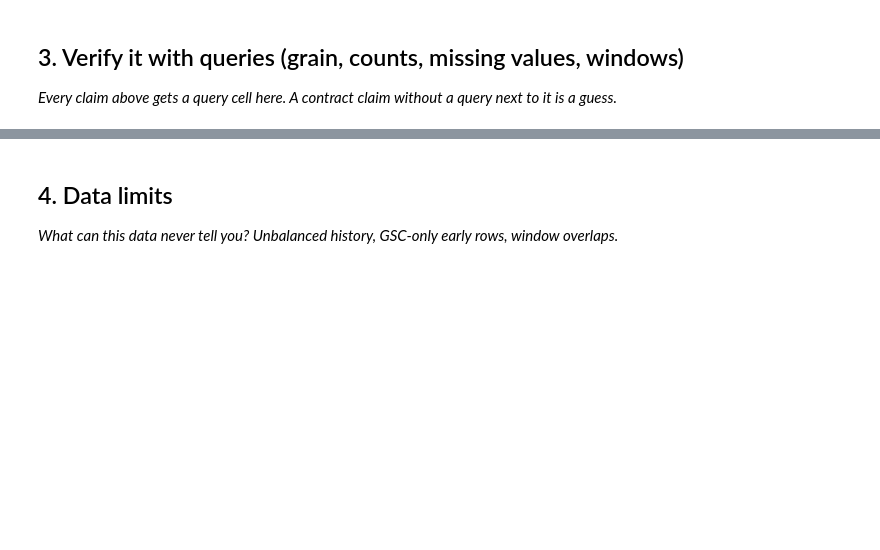
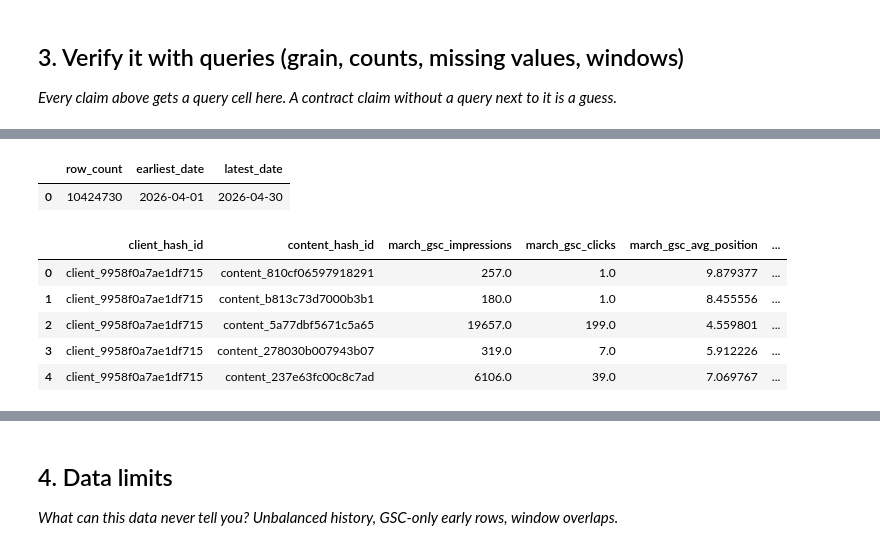
Before and after one commit to imnxr/flyrank-ml-internship, a Jupyter notebook: work/notebooks/w03_data_contract.ipynb, the cells around one changed output, grey strips where cells are left out. Cells and saved outputs as stored; diff of their text form; code cells hidden in the pictures; blank space fills up the shorter version.

```diff
--- a/work/notebooks/w03_data_contract.ipynb
+++ b/work/notebooks/w03_data_contract.ipynb
@@ -29,0 +461,20 @@ This skeleton is yours to fill. Work the sections **in order** — each one has
+# %%
+APRIL_REL = """
+read_parquet(
+    'hf://datasets/FlyRank/internship-warehouse/'
+    'fact_content_daily_performance/month=2026-04/*.parquet'
+)
+"""
+
+april_check = con.sql(f"""
+    SELECT
+        COUNT(*) AS row_count,
+        MIN(report_date) AS earliest_date,
+        MAX(report_date) AS latest_date
+    FROM {APRIL_REL}
+""").df()
+
+april_check
+# %% [output]
+|  | row_count | earliest_date | latest_date |
+| 0 | 10424730 | 2026-04-01 | 2026-04-30 |
@@ -29,0 +495,34 @@ This skeleton is yours to fill. Work the sections **in order** — each one has
+# %%
+march_features = con.sql(f"""
+    SELECT
+        client_hash_id,
+        content_hash_id,
+
+        SUM(gsc_impressions) AS march_gsc_impressions,
+        SUM(gsc_clicks) AS march_gsc_clicks,
+
+        SUM(gsc_sum_position)
+            / NULLIF(SUM(gsc_impressions), 0)
+            AS march_gsc_avg_position,
+
+        SUM(ga4_sessions) AS march_ga4_sessions,
+        SUM(ga4_engaged_sessions) AS march_ga4_engaged_sessions
+
+    FROM {REL}
+    WHERE gsc_data_available IS TRUE
+      AND ga4_data_available IS TRUE
+      AND gsc_avg_position > 0
+
+    GROUP BY
+        client_hash_id,
+        content_hash_id
+""").df()
+
+march_features.head()
+# %% [output]
+|  | client_hash_id | content_hash_id | march_gsc_impressions | march_gsc_clicks | march_gsc_avg_position | ... |
+| 0 | client_9958f0a7ae1df715 | content_810cf06597918291 | 257.0 | 1.0 | 9.879377 | ... |
+| 1 | client_9958f0a7ae1df715 | content_b813c73d7000b3b1 | 180.0 | 1.0 | 8.455556 | ... |
+| 2 | client_9958f0a7ae1df715 | content_5a77dbf5671c5a65 | 19657.0 | 199.0 | 4.559801 | ... |
+| 3 | client_9958f0a7ae1df715 | content_278030b007943b07 | 319.0 | 7.0 | 5.912226 | ... |
+| 4 | client_9958f0a7ae1df715 | content_237e63fc00c8c7ad | 6106.0 | 39.0 | 7.069767 | ... |
```
Also changed, not shown: parts of 32 cells of this notebook.
